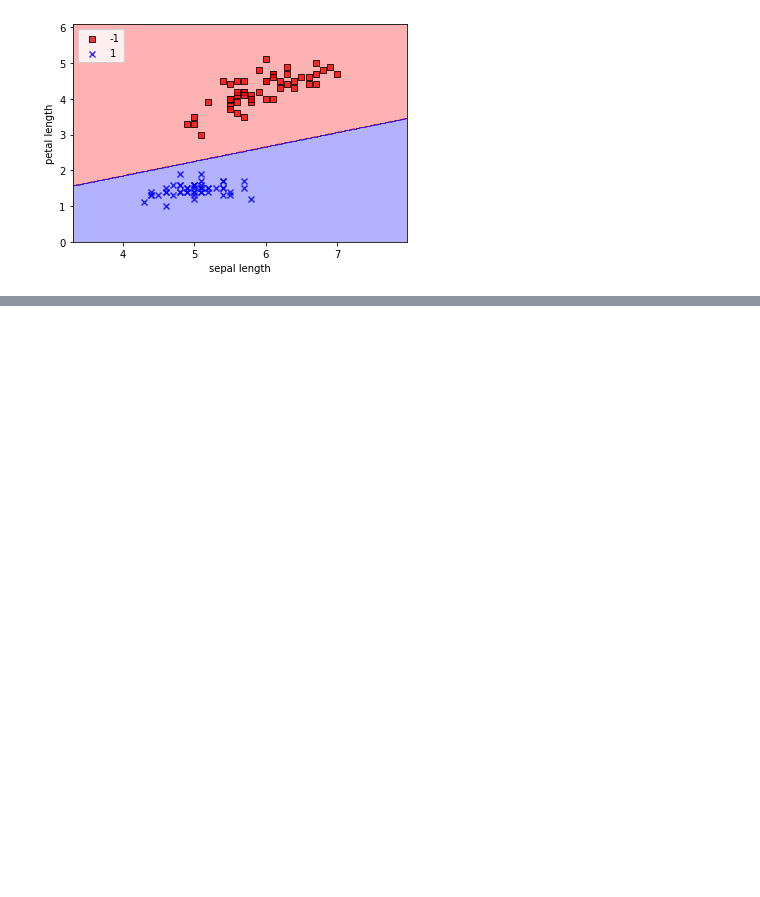
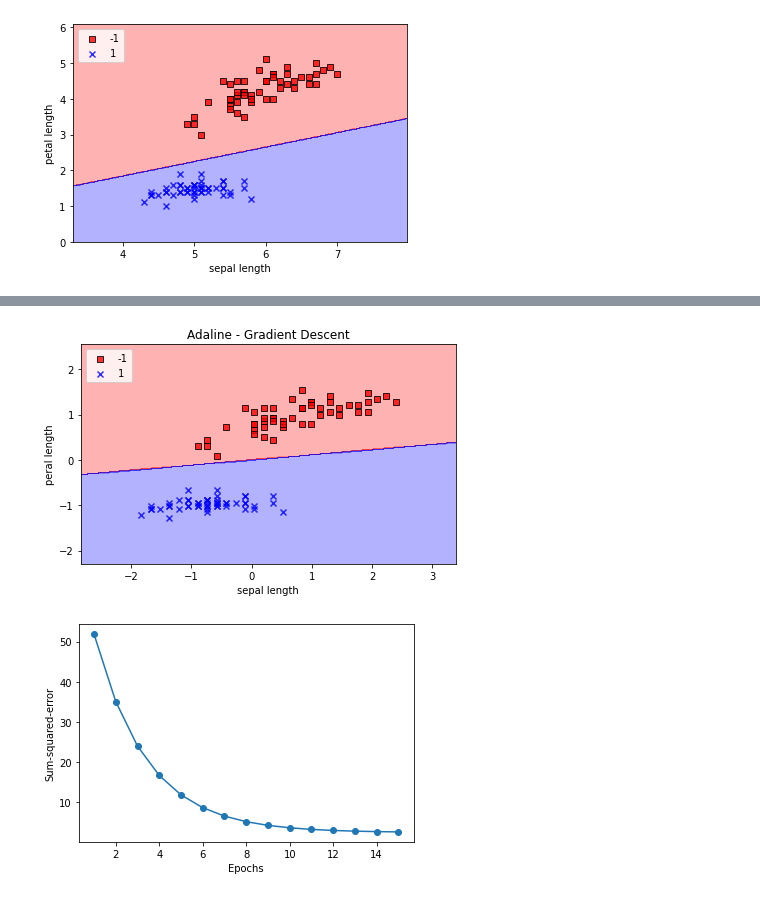
Before and after one commit to jerry-ryu/ML_beginning, a Jupyter notebook: 3.Classification.ipynb, the cells around one changed output, grey strips where cells are left out. Saved outputs shown, nothing was run; the diff lists cells and outputs as text; code cells hidden in the pictures; blank space fills up the shorter version.

```diff
--- a/3.Classification.ipynb
+++ b/3.Classification.ipynb
@@ -1055,0 +1165,28 @@ plt.show()
+# %%
+from sklearn.preprocessing import StandardScaler
+
+ss = StandardScaler()
+X = ss.fit_transform(X) # X 표준화, standardization
+
+# 아달린 훈련
+ada = AdalineGD(n_iter = 15, eta = 0.01)
+ada.fit(X,y)
+
+plot_decision_regions(X, y, classifier = ada)
+plt.title('Adaline - Gradient Descent')
+plt.xlabel('sepal length')
+plt.ylabel('peral length')
+plt.legend(loc = 'upper left')
+plt.tight_layout()
+plt.show()
+
+plt.plot(range(1,len(ada.cost_)+1),ada.cost_, marker = 'o')
+plt.xlabel('Epochs')
+plt.ylabel('Sum-squared-error')
+plt.show()
+
+
+## 같은 학습률(eta=0.01)임에도, 데이터가 표준화되니 모델이 수렴한다.
+# %% [output]
+[figure, added]
+[figure, added]
```
Also changed, not shown: parts of 9 cells of this notebook.
